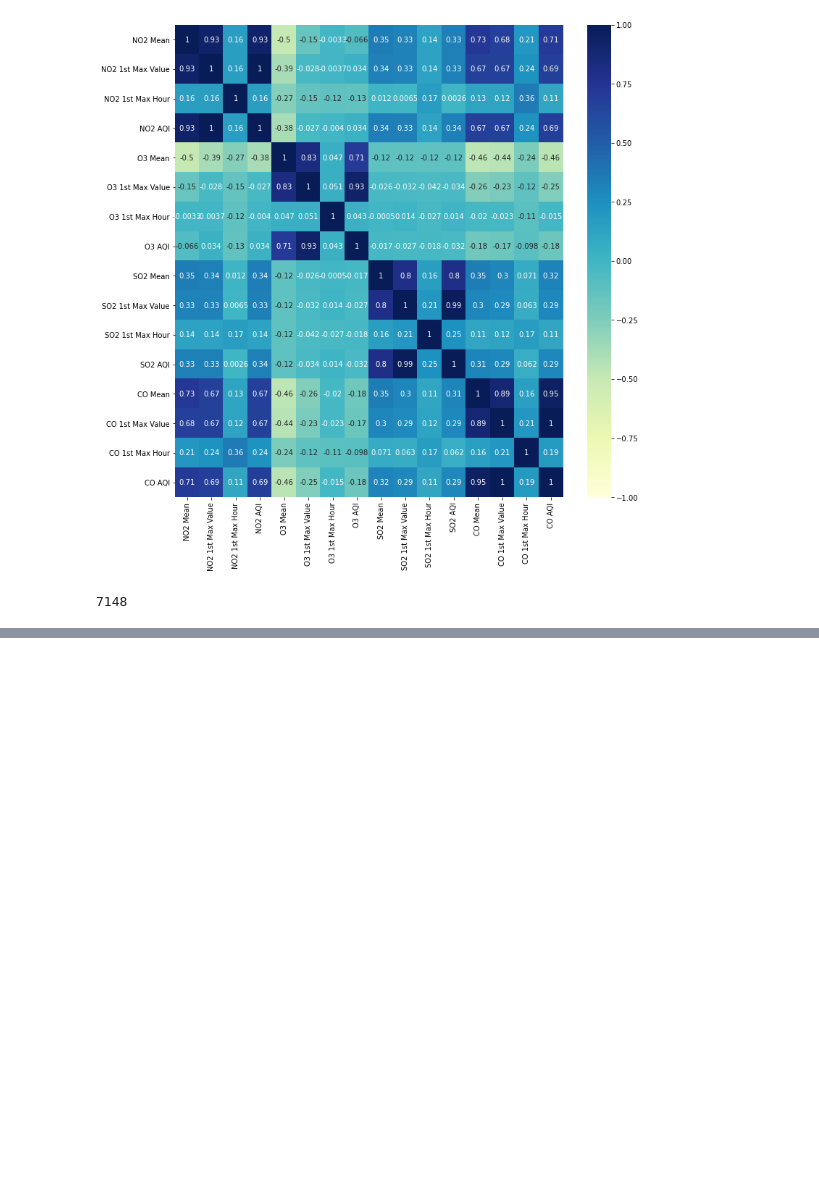
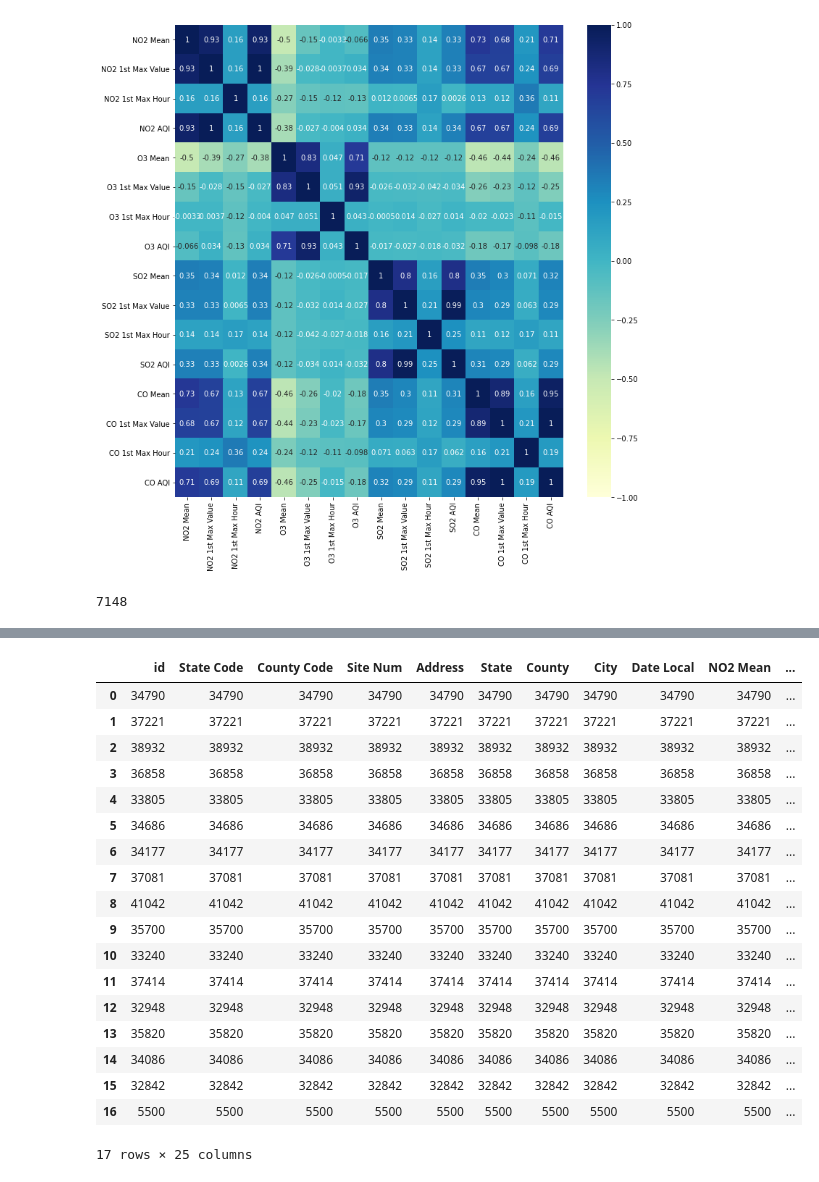
Before and after one commit to nnajmi/MachineLearning, a Jupyter notebook: US-Pollution/Data Exploration.ipynb, the cells around one changed output, grey strips where cells are left out. Cells and saved outputs as stored; diff of their text form; code cells hidden in the pictures; blank space fills up the shorter version.

```diff
--- a/US-Pollution/Data Exploration.ipynb
+++ b/US-Pollution/Data Exploration.ipynb
@@ -288,0 +292,23 @@ data.loc[38, 'Date Local']
+# %%
+data['Date Local'] = pd.to_datetime(data['Date Local'],format='%m/%d/%Y')
+data.groupby([data['Date Local'].dt.year], as_index=False).agg('count')
+# %% [output]
+|  | id | State Code | County Code | Site Num | Address | State | County | City | Date Local | NO2 Mean | ... |
+| 0 | 34790 | 34790 | 34790 | 34790 | 34790 | 34790 | 34790 | 34790 | 34790 | 34790 | ... |
+| 1 | 37221 | 37221 | 37221 | 37221 | 37221 | 37221 | 37221 | 37221 | 37221 | 37221 | ... |
+| 2 | 38932 | 38932 | 38932 | 38932 | 38932 | 38932 | 38932 | 38932 | 38932 | 38932 | ... |
+| 3 | 36858 | 36858 | 36858 | 36858 | 36858 | 36858 | 36858 | 36858 | 36858 | 36858 | ... |
+| 4 | 33805 | 33805 | 33805 | 33805 | 33805 | 33805 | 33805 | 33805 | 33805 | 33805 | ... |
+| 5 | 34686 | 34686 | 34686 | 34686 | 34686 | 34686 | 34686 | 34686 | 34686 | 34686 | ... |
+| 6 | 34177 | 34177 | 34177 | 34177 | 34177 | 34177 | 34177 | 34177 | 34177 | 34177 | ... |
+| 7 | 37081 | 37081 | 37081 | 37081 | 37081 | 37081 | 37081 | 37081 | 37081 | 37081 | ... |
+| 8 | 41042 | 41042 | 41042 | 41042 | 41042 | 41042 | 41042 | 41042 | 41042 | 41042 | ... |
+| 9 | 35700 | 35700 | 35700 | 35700 | 35700 | 35700 | 35700 | 35700 | 35700 | 35700 | ... |
+| 10 | 33240 | 33240 | 33240 | 33240 | 33240 | 33240 | 33240 | 33240 | 33240 | 33240 | ... |
+| 11 | 37414 | 37414 | 37414 | 37414 | 37414 | 37414 | 37414 | 37414 | 37414 | 37414 | ... |
+| 12 | 32948 | 32948 | 32948 | 32948 | 32948 | 32948 | 32948 | 32948 | 32948 | 32948 | ... |
+| 13 | 35820 | 35820 | 35820 | 35820 | 35820 | 35820 | 35820 | 35820 | 35820 | 35820 | ... |
+| 14 | 34086 | 34086 | 34086 | 34086 | 34086 | 34086 | 34086 | 34086 | 34086 | 34086 | ... |
+| 15 | 32842 | 32842 | 32842 | 32842 | 32842 | 32842 | 32842 | 32842 | 32842 | 32842 | ... |
+| 16 | 5500 | 5500 | 5500 | 5500 | 5500 | 5500 | 5500 | 5500 | 5500 | 5500 | ... |
+17 rows × 25 columns
```
Also changed, not shown: parts of 11 cells of this notebook.
